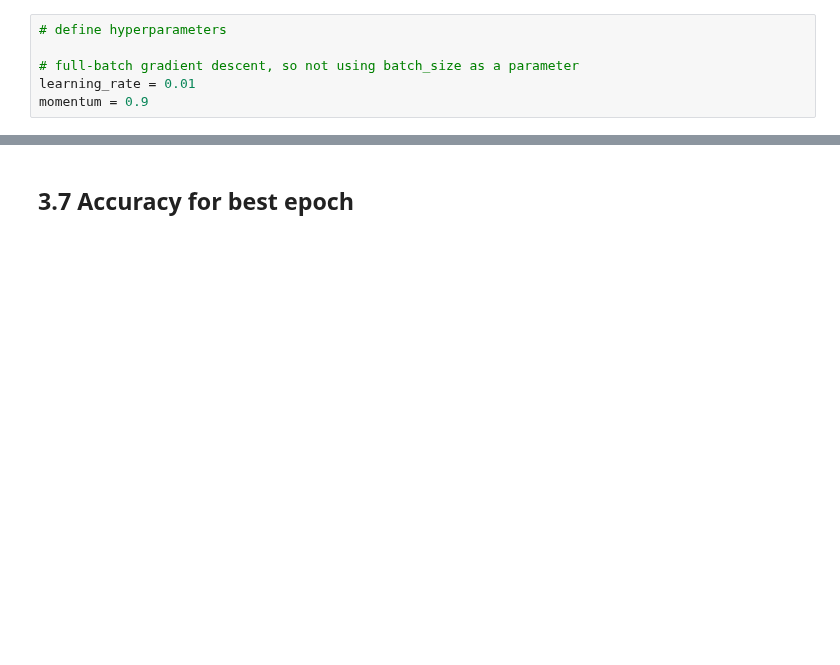
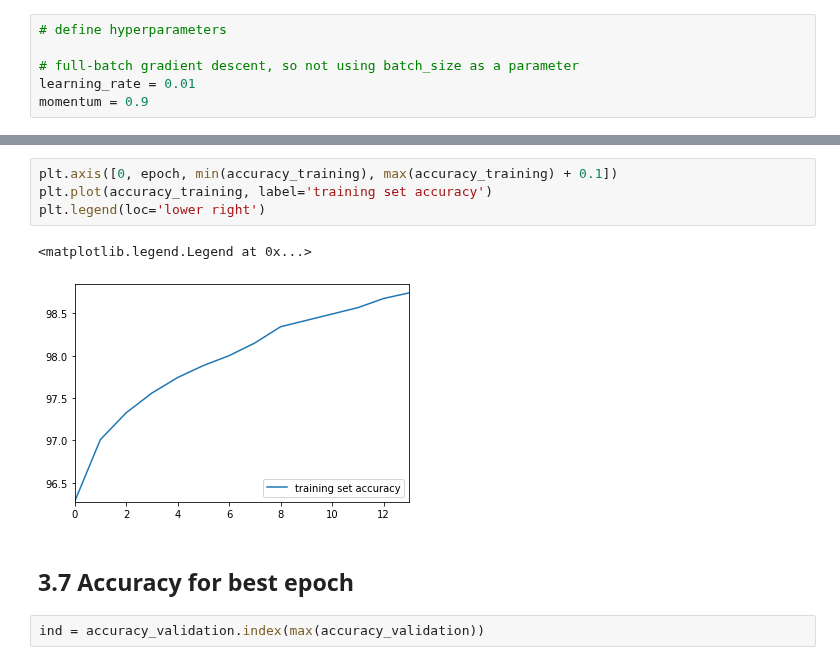
Before and after one commit to adamnpeace/comp90-cw1, a Jupyter notebook: q3/q3-ksenia.ipynb, the cells around one changed output, grey strips where cells are left out. Cells and saved outputs as stored; diff of their text form; blank space fills up the shorter version.

```diff
--- a/q3/q3-ksenia.ipynb
+++ b/q3/q3-ksenia.ipynb
@@ -193,2 +273,11 @@ epoch 2
+# %%
+plt.axis([0, epoch, min(accuracy_training), max(accuracy_training) + 0.1])
+plt.plot(accuracy_training, label='training set accuracy')
+plt.legend(loc='lower right')
+# %% [output]
+<matplotlib.legend.Legend at 0x...>
+[figure, added]
 # %% [markdown]
 ## 3.7 Accuracy for best epoch
+# %%
+ind = accuracy_validation.index(max(accuracy_validation))
```
Also changed, not shown: parts of 19 cells of this notebook.
